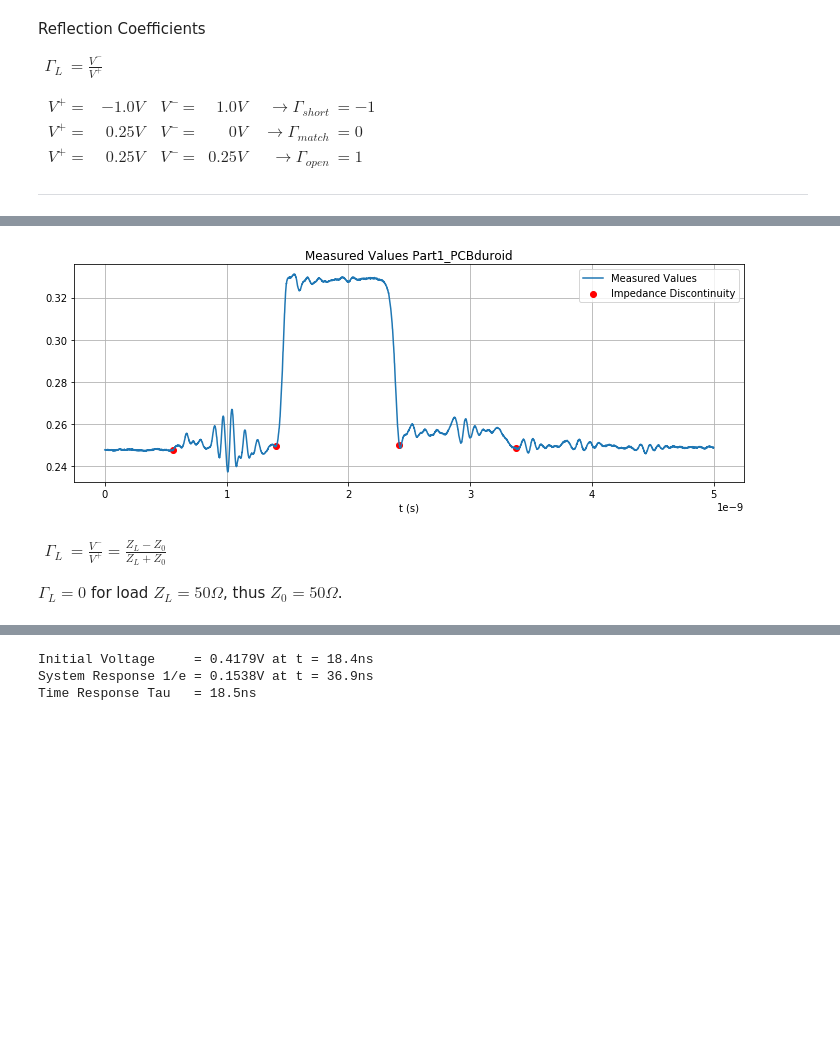
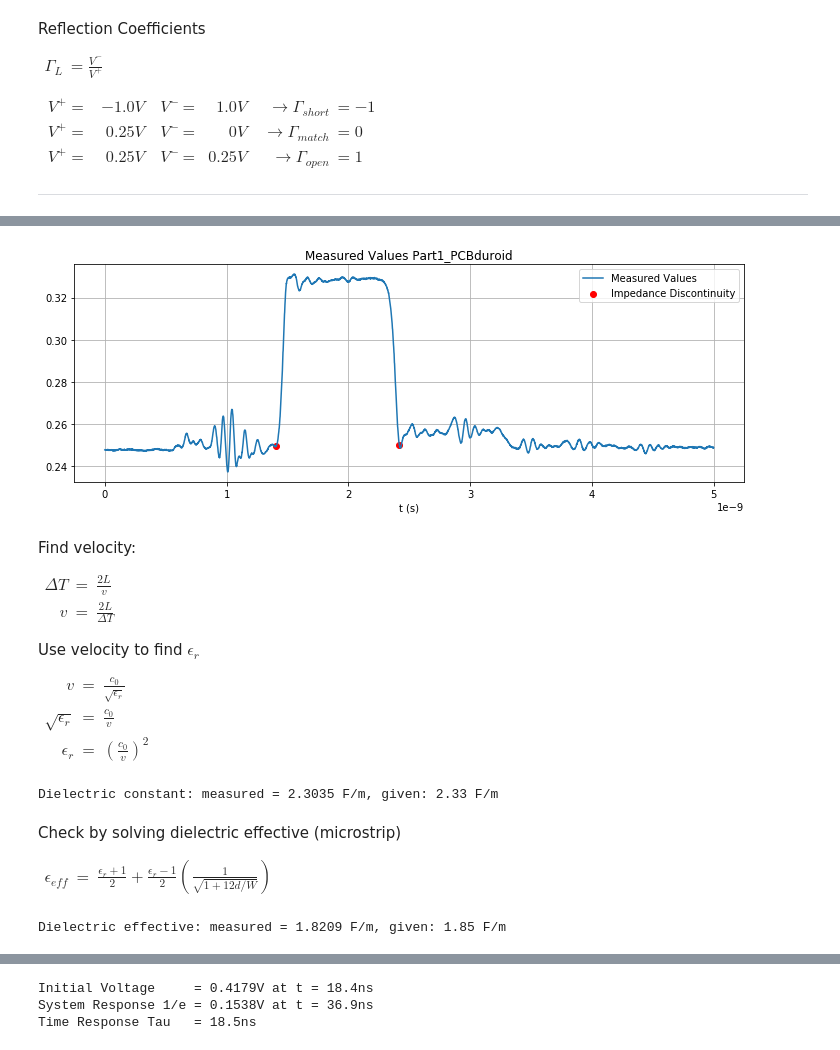
Before and after one commit to kegedy/UWEE572, a Jupyter notebook: labs/lab01/lab01.ipynb, the cells around one changed output, grey strips where cells are left out. Cells and saved outputs as stored; diff of their text form; code cells hidden in the pictures; blank space fills up the shorter version.

```diff
--- a/labs/lab01/lab01.ipynb
+++ b/labs/lab01/lab01.ipynb
@@ -219,28 +231,80 @@ Questions
 # %%
 # Measured Values: Part1_unknown1
 #
 fig,ax = plt.subplots(figsize=(12,4))
 x = np.linspace(0,5*10**(-9),len(Part1_PCBduroid))
 res = 1.25*10**(-12) # 1.25 ps
 
+# Impedance Discontinuity
+x1 = 1125
+x2 = 1935
+
 # Plot
 ax.plot(x,Part1_PCBduroid,label='Measured Values')
-ax.scatter(450*res,Part1_PCBduroid[450],color='red')
-ax.scatter(1125*res,Part1_PCBduroid[1125],color='red')
-ax.scatter(1935*res,Part1_PCBduroid[1935],color='red')
-ax.scatter(2700*res,Part1_PCBduroid[2700],color='red',label='Impedance Discontinuity')
+ax.scatter(x1*res,Part1_PCBduroid[x1],color='red')
+ax.scatter(x2*res,Part1_PCBduroid[x2],color='red',label='Impedance Discontinuity')
 
 # Labels
 ax.ticklabel_format(axis='x',style='sci', scilimits=(-9,-9))
 ax.set_title('Measured Values Part1_PCBduroid')
 ax.set_xlabel('t (s)')
 plt.legend()
 plt.grid(True);
 # %% [output]
-[figure, old version]
+[figure, new version]
-# %% [markdown]
-$\begin{align}
-\Gamma_L &= \frac{V^-}{V^+} = \frac{Z_L-Z_0}{Z_L+Z_0}
-\end{align}$
-
-$\Gamma_L = 0$ for load $Z_L = 50 \Omega$, thus $Z_0 = 50 \Omega$.
+# %% [markdown]
+Find velocity:
+
+$\begin{eqnarray}
+\Delta T &=& \frac{2L}{v} \\
+v        &=& \frac{2L}{\Delta T}
+\end{eqnarray}$
+
+Use velocity to find $\epsilon_{r}$
+
+$\begin{eqnarray}
+v                 &=& \frac{c_0}{\sqrt{\epsilon_r}} \\
+\sqrt{\epsilon_r} &=& \frac{c_0}{v}      \\
+\epsilon_r        &=& (\frac{c_0}{v})^2
+\end{eqnarray}$
+# %%
+# Calculate Dielectric Constant
+
+# speed of light
+c0= 2.998*10**(8)
+
+# length
+L = 0.10
+
+# time
+t = x2*res - x1*res
+
+# velocity
+v = 2*L/t
+
+# dielectric constant
+eps = (c0/v)**2
+
+print(f'Dielectric constant: measured = {round(eps,4)} F/m, given: 2.33 F/m') # 100 Ohm TL Section
+# %% [output]
+Dielectric constant: measured = 2.3035 F/m, given: 2.33 F/m
+# %% [markdown]
+Check by solving dielectric effective (microstrip)
+
+$\begin{eqnarray}
+\epsilon_{eff} &=& \frac{\epsilon_r+1}{2} + \frac{\epsilon_r-1}{2}
+(\frac{1}{\sqrt{1+12d/W}})
+\end{eqnarray}$
+# %%
+# Check Measured Values
+#
+def eps_eff(Er,d,W):
+    return (Er+1)/2+(Er-1)*(1/np.sqrt(1+12*d/W))/2
+
+Er = 2.3035
+d = 0.00157
+W = 0.00136
+print(f'Dielectric effective: measured = {round(eps_eff(Er,d,W),4)} F/m, \
+given: 1.85 F/m')
+# %% [output]
+Dielectric effective: measured = 1.8209 F/m, given: 1.85 F/m
```
Also changed, not shown: parts of 41 cells of this notebook, 1 other file.
